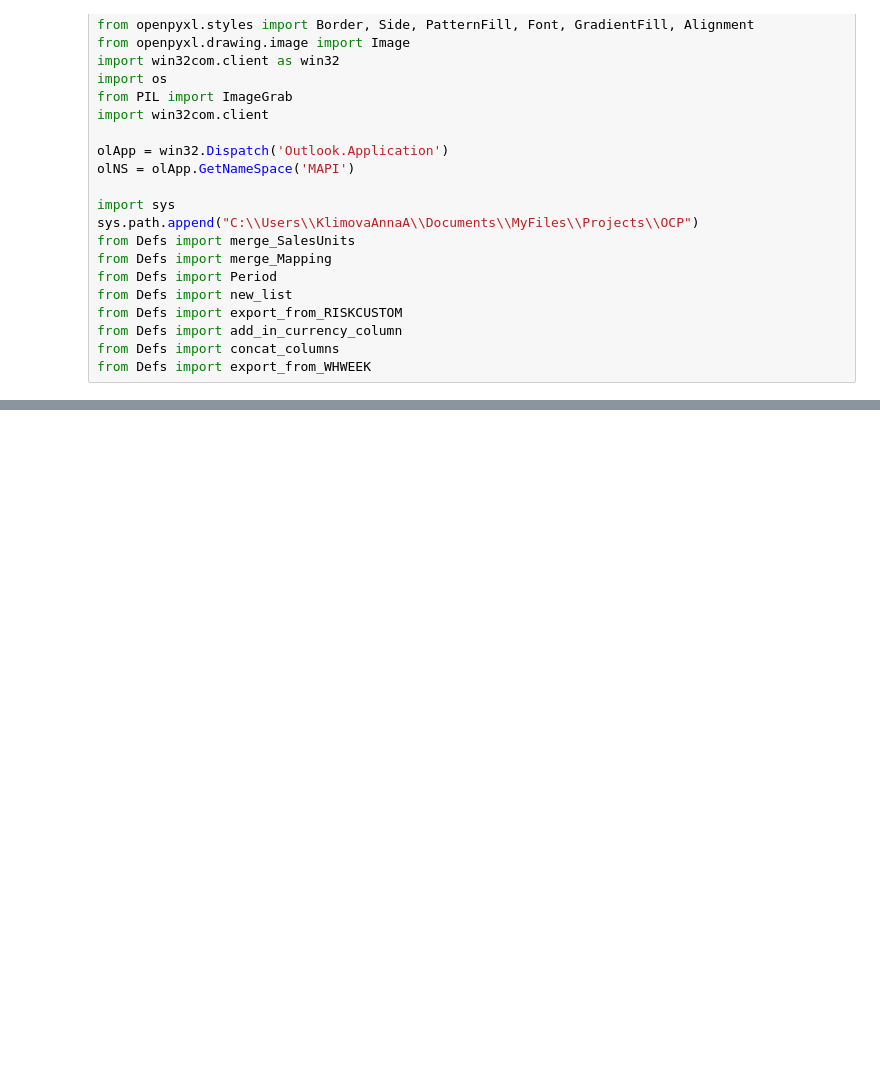
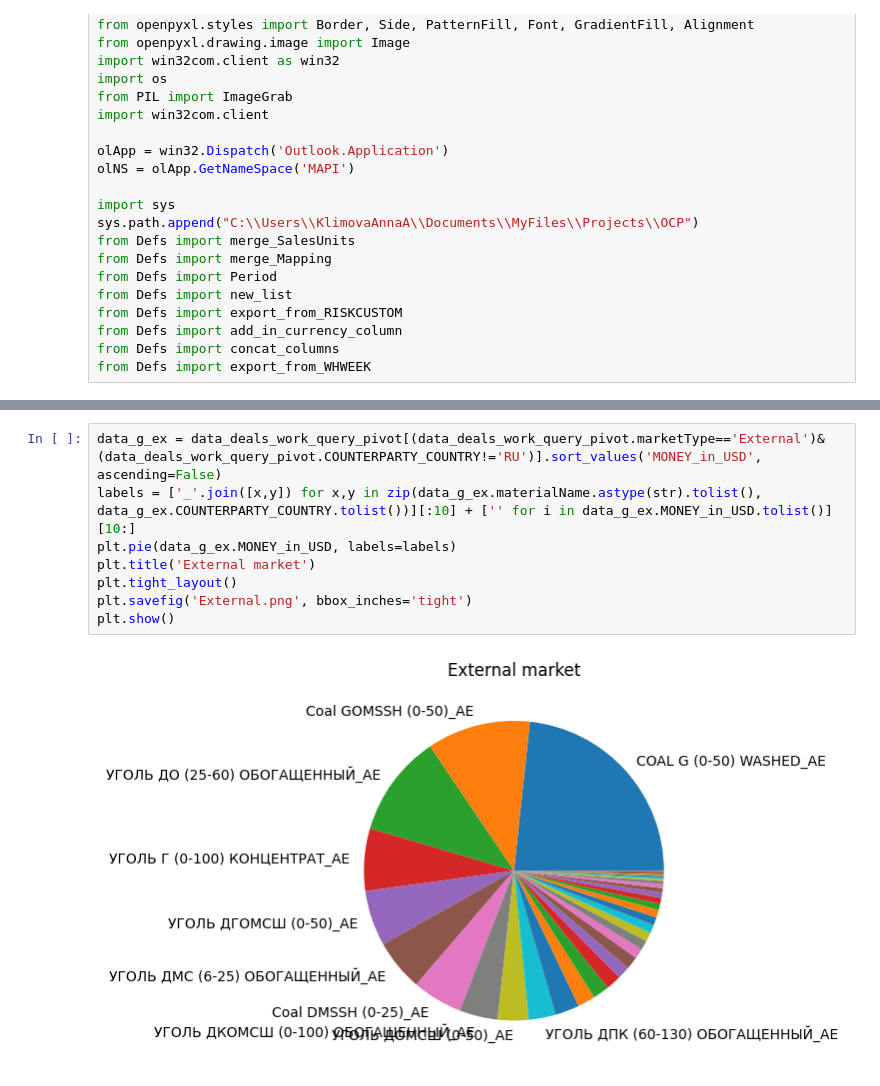
Before and after one commit to Lirollel/Work_AIM_Jupyter-Python-Pandas, a Jupyter notebook: Coal/Coal.ipynb, the cells around one changed output, grey strips where cells are left out. Cells and saved outputs as stored; diff of their text form; blank space fills up the shorter version.

```diff
--- a/Coal/Coal.ipynb
+++ b/Coal/Coal.ipynb
@@ -59,0 +158,10 @@ sns.lineplot(data_stocks[data_stocks.itemNumber==inter_list[n]], y = 'TOTAL_Q',
+# %%
+data_g_ex = data_deals_work_query_pivot[(data_deals_work_query_pivot.marketType=='External')&(data_deals_work_query_pivot.COUNTERPARTY_COUNTRY!='RU')].sort_values('MONEY_in_USD', ascending=False)
+labels = ['_'.join([x,y]) for x,y in zip(data_g_ex.materialName.astype(str).tolist(), data_g_ex.COUNTERPARTY_COUNTRY.tolist())][:10] + ['' for i in data_g_ex.MONEY_in_USD.tolist()][10:]
+plt.pie(data_g_ex.MONEY_in_USD, labels=labels)
+plt.title('External market')
+plt.tight_layout()
+plt.savefig('External.png', bbox_inches='tight')
+plt.show()
+# %% [output]
+[figure, added]
```
Also changed, not shown: parts of 12 cells of this notebook, 3 other files.
